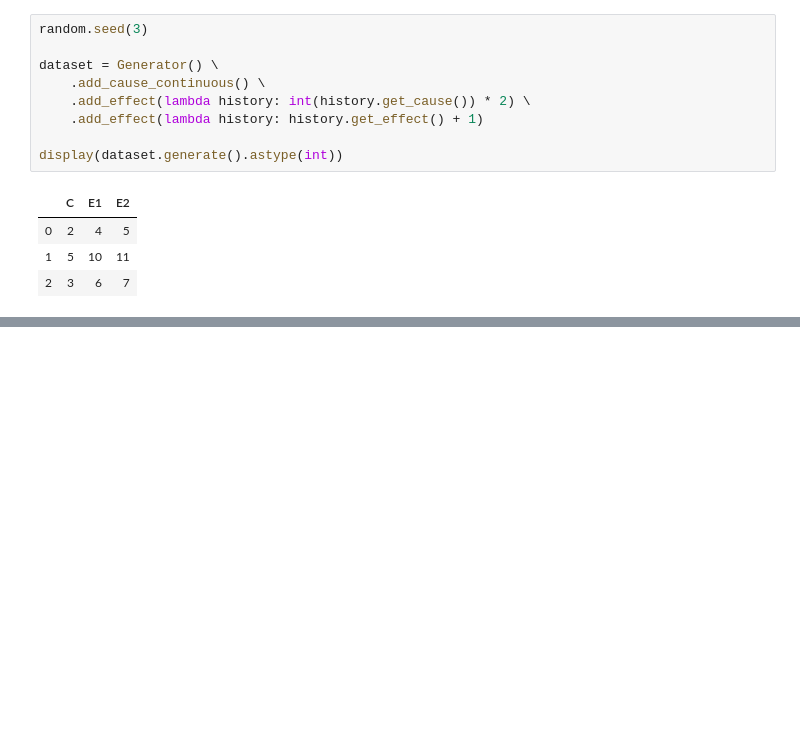
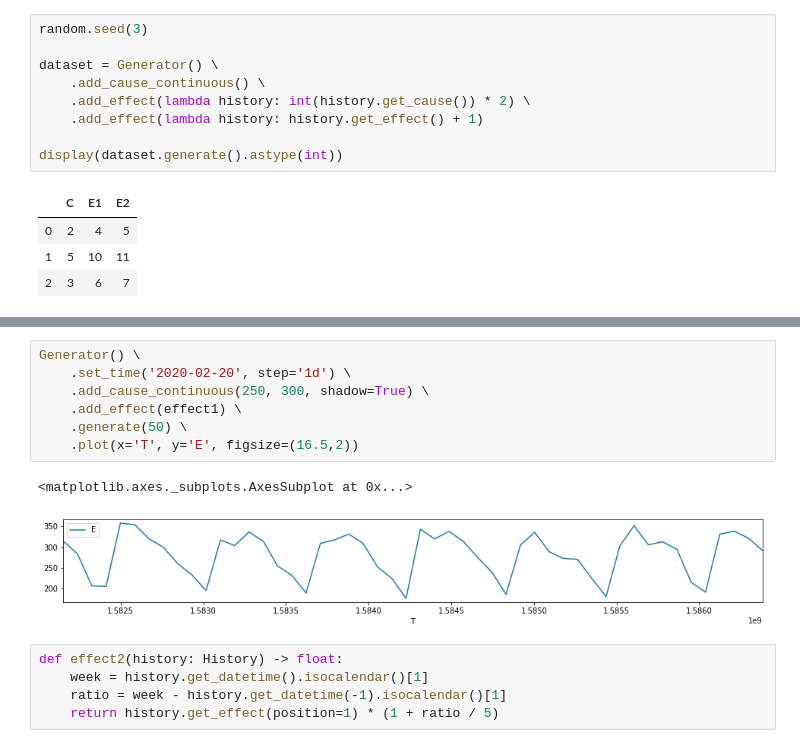
Before and after one commit to AdrienFelipe/Causal-discovery-Unit-testing, a Jupyter notebook: Untitled.ipynb, the cells around one changed output, grey strips where cells are left out. Cells and saved outputs as stored; diff of their text form; blank space fills up the shorter version.

```diff
--- a/Untitled.ipynb
+++ b/Untitled.ipynb
@@ -226,0 +248,15 @@ display(dataset.generate().astype(int))
+# %%
+Generator() \
+    .set_time('2020-02-20', step='1d') \
+    .add_cause_continuous(250, 300, shadow=True) \
+    .add_effect(effect1) \
+    .generate(50) \
+    .plot(x='T', y='E', figsize=(16.5,2))
+# %% [output]
+<matplotlib.axes._subplots.AxesSubplot at 0x...>
+[figure, added]
+# %%
+def effect2(history: History) -> float:
+    week = history.get_datetime().isocalendar()[1]
+    ratio = week - history.get_datetime(-1).isocalendar()[1]
+    return history.get_effect(position=1) * (1 + ratio / 5)
```
Also changed, not shown: parts of 17 cells of this notebook, 3 other files.
